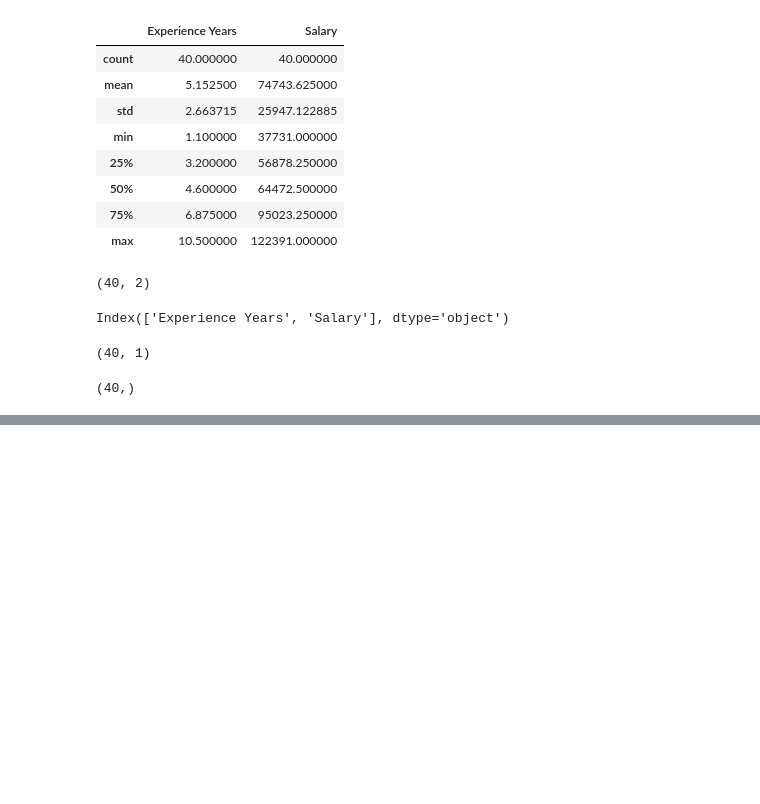
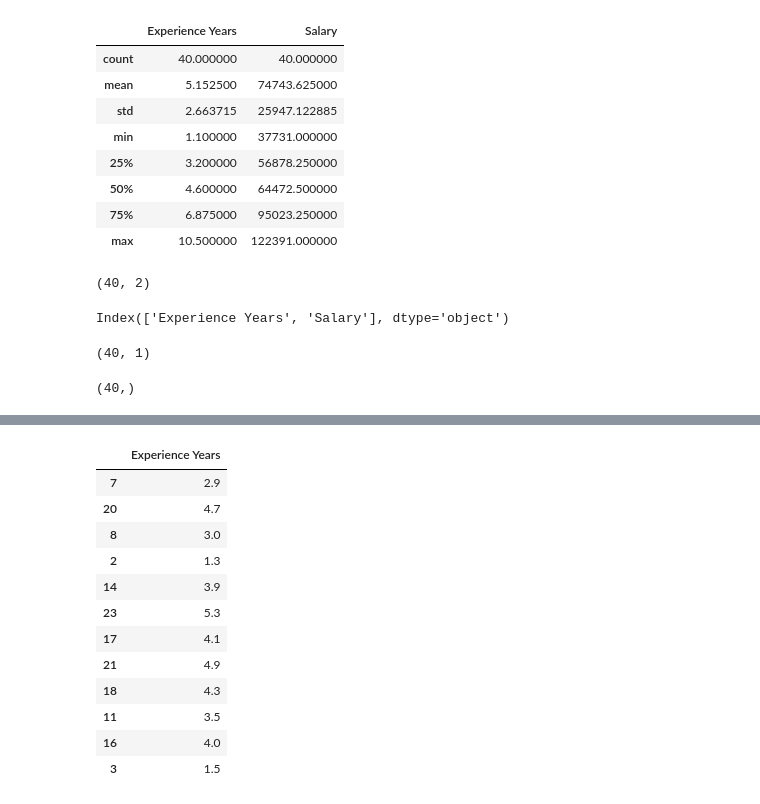
Before and after one commit to Aseem2004/Demo, a Jupyter notebook: Salary.ipynb, the cells around one changed output, grey strips where cells are left out. Cells and saved outputs as stored; diff of their text form; code cells hidden in the pictures; blank space fills up the shorter version.

```diff
--- a/Salary.ipynb
+++ b/Salary.ipynb
@@ -74,0 +120,16 @@ x_train.shape,x_test.shape,y_train.shape,y_test.shape
+# %%
+x_test
+# %% [output]
+|  | Experience Years |
+| 7 | 2.9 |
+| 20 | 4.7 |
+| 8 | 3.0 |
+| 2 | 1.3 |
+| 14 | 3.9 |
+| 23 | 5.3 |
+| 17 | 4.1 |
+| 21 | 4.9 |
+| 18 | 4.3 |
+| 11 | 3.5 |
+| 16 | 4.0 |
+| 3 | 1.5 |
```
Also changed, not shown: parts of 6 cells of this notebook.
